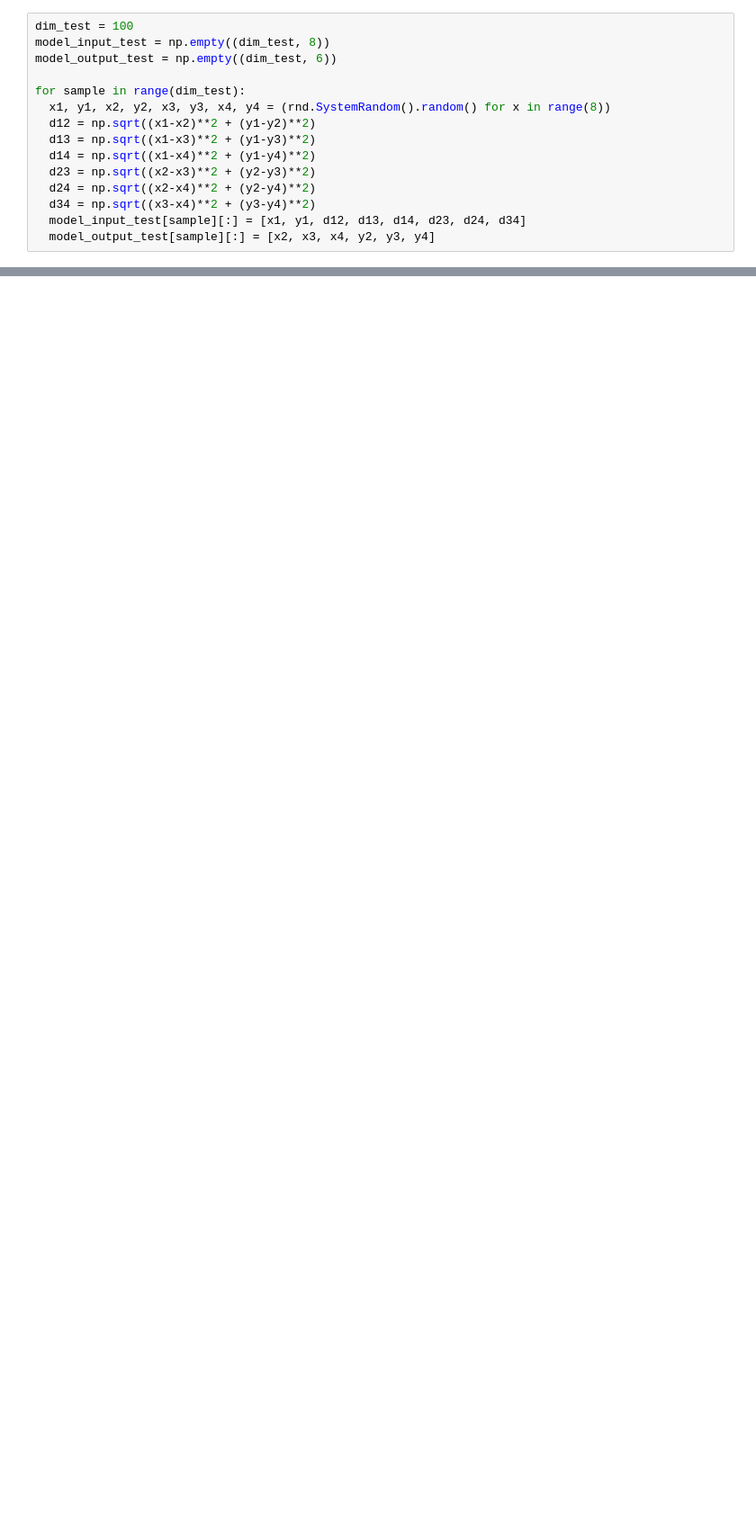
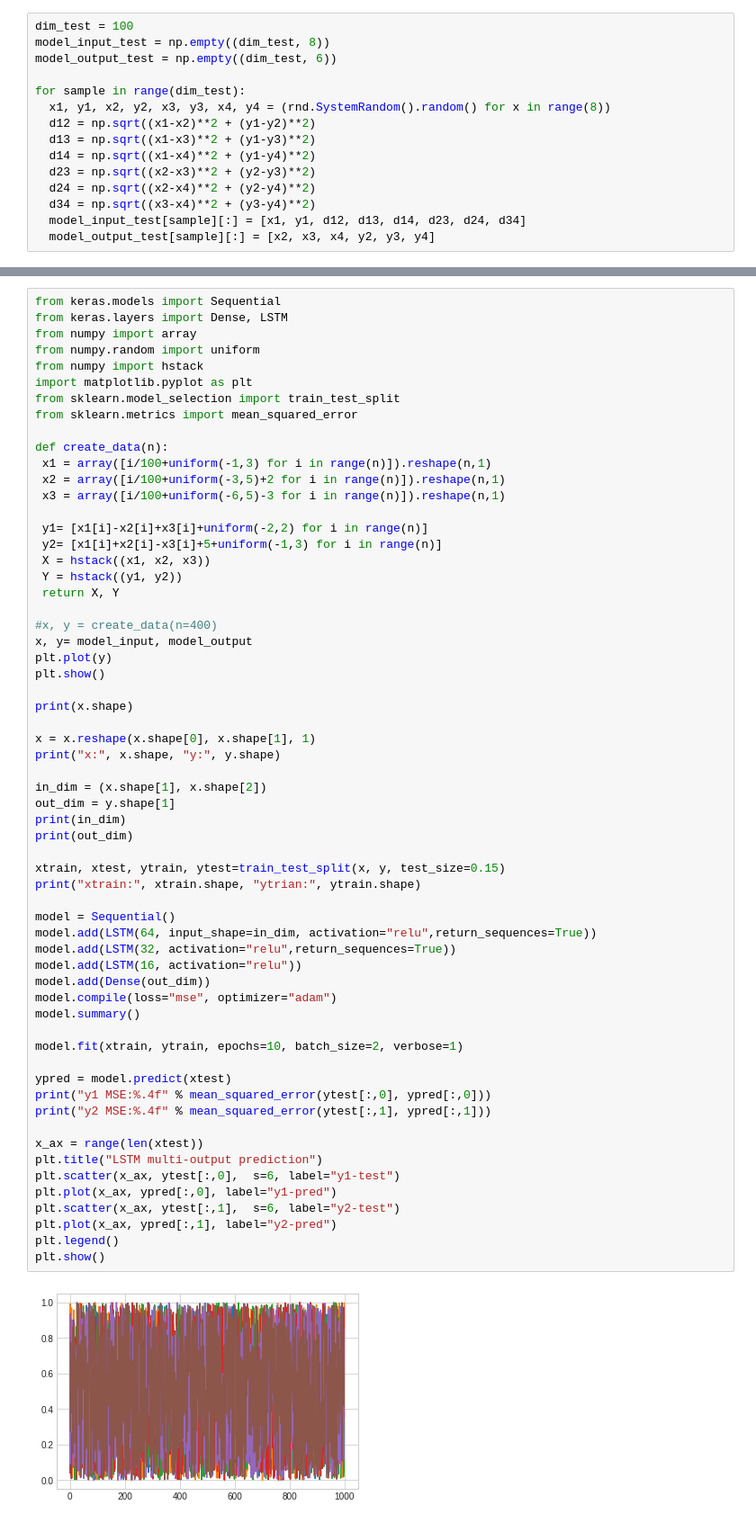
Before and after one commit to PeriniM/Multilateration, a Jupyter notebook: 2D_space/Multilateration_2D.ipynb, the cells around one changed output, grey strips where cells are left out. Shown at 90% size. Drawn from its saved outputs; the diff is of its cells as text; blank space fills up the shorter version.

```diff
--- a/2D_space/Multilateration_2D.ipynb
+++ b/2D_space/Multilateration_2D.ipynb
@@ -252,0 +267,63 @@ plt.plot(yhat[0][:3], yhat[0][3:], 'v', color='red') # calculated points
+# %%
+from keras.models import Sequential
+from keras.layers import Dense, LSTM
+from numpy import array
+from numpy.random import uniform
+from numpy import hstack
+import matplotlib.pyplot as plt
+from sklearn.model_selection import train_test_split
+from sklearn.metrics import mean_squared_error
+
+def create_data(n):
+ x1 = array([i/100+uniform(-1,3) for i in range(n)]).reshape(n,1)
+ x2 = array([i/100+uniform(-3,5)+2 for i in range(n)]).reshape(n,1)
+ x3 = array([i/100+uniform(-6,5)-3 for i in range(n)]).reshape(n,1)
+
+ y1= [x1[i]-x2[i]+x3[i]+uniform(-2,2) for i in range(n)]
+ y2= [x1[i]+x2[i]-x3[i]+5+uniform(-1,3) for i in range(n)]
+ X = hstack((x1, x2, x3))
+ Y = hstack((y1, y2))
+ return X, Y
+
+#x, y = create_data(n=400)
+x, y= model_input, model_output
+plt.plot(y)
+plt.show()
+
+print(x.shape)
+
+x = x.reshape(x.shape[0], x.shape[1], 1)
+print("x:", x.shape, "y:", y.shape)
+
+in_dim = (x.shape[1], x.shape[2])
+out_dim = y.shape[1]
+print(in_dim)
+print(out_dim)
+
+xtrain, xtest, ytrain, ytest=train_test_split(x, y, test_size=0.15)
+print("xtrain:", xtrain.shape, "ytrian:", ytrain.shape)
+
+model = Sequential()
+model.add(LSTM(64, input_shape=in_dim, activation="relu",return_sequences=True))
+model.add(LSTM(32, activation="relu",return_sequences=True))
+model.add(LSTM(16, activation="relu"))
+model.add(Dense(out_dim))
+model.compile(loss="mse", optimizer="adam")
+model.summary()
+
+model.fit(xtrain, ytrain, epochs=10, batch_size=2, verbose=1)
+
+ypred = model.predict(xtest)
+print("y1 MSE:%.4f" % mean_squared_error(ytest[:,0], ypred[:,0]))
+print("y2 MSE:%.4f" % mean_squared_error(ytest[:,1], ypred[:,1]))
+
+x_ax = range(len(xtest))
+plt.title("LSTM multi-output prediction")
+plt.scatter(x_ax, ytest[:,0],  s=6, label="y1-test")
+plt.plot(x_ax, ypred[:,0], label="y1-pred")
+plt.scatter(x_ax, ytest[:,1],  s=6, label="y2-test")
+plt.plot(x_ax, ypred[:,1], label="y2-pred")
+plt.legend()
+plt.show()
+# %% [output]
+[figure, added]
```
Also changed, not shown: parts of 9 cells of this notebook.
